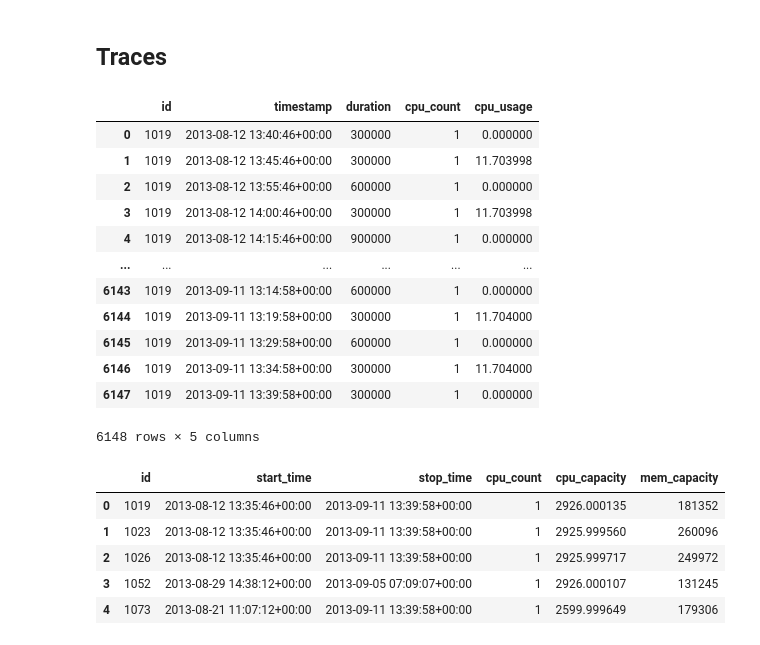
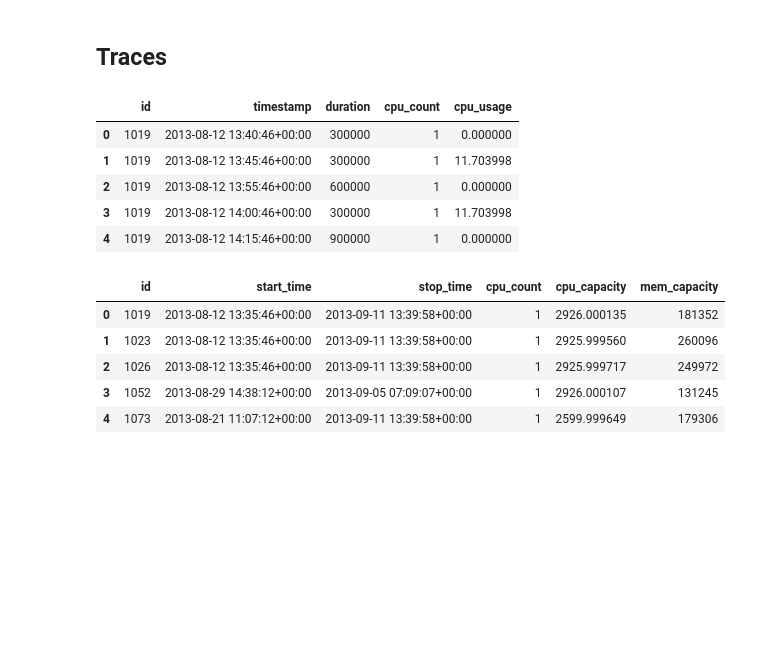
Before and after one commit to DanteNiewenhuis/opendc, a Jupyter notebook: opendc-experiments/opendc-experiments-greenifier/src/main/Python_scripts/OpenDCdemo.ipynb, the cells around one changed output. Drawn from its saved outputs; the diff is of its cells as text; code cells hidden in the pictures; blank space fills up the shorter version.

```diff
--- a/opendc-experiments/opendc-experiments-greenifier/src/main/Python_scripts/OpenDCdemo.ipynb
+++ b/opendc-experiments/opendc-experiments-greenifier/src/main/Python_scripts/OpenDCdemo.ipynb
@@ -29,21 +29,14 @@ Topology name: single
 ## Traces
 # %%
 df_trace = pd.read_parquet(f"{base_folder}/resources/bitbrains-small/trace/trace.parquet")
-df_trace[df_trace["id"] == "1019"]
+df_trace.head()
 # %% [output]
 |  | id | timestamp | duration | cpu_count | cpu_usage |
 | 0 | 1019 | 2013-08-12 13:40:46+00:00 | 300000 | 1 | 0.000000 |
 | 1 | 1019 | 2013-08-12 13:45:46+00:00 | 300000 | 1 | 11.703998 |
 | 2 | 1019 | 2013-08-12 13:55:46+00:00 | 600000 | 1 | 0.000000 |
 | 3 | 1019 | 2013-08-12 14:00:46+00:00 | 300000 | 1 | 11.703998 |
 | 4 | 1019 | 2013-08-12 14:15:46+00:00 | 900000 | 1 | 0.000000 |
-| ... | ... | ... | ... | ... | ... |
-| 6143 | 1019 | 2013-09-11 13:14:58+00:00 | 600000 | 1 | 0.000000 |
-| 6144 | 1019 | 2013-09-11 13:19:58+00:00 | 300000 | 1 | 11.704000 |
-| 6145 | 1019 | 2013-09-11 13:29:58+00:00 | 600000 | 1 | 0.000000 |
-| 6146 | 1019 | 2013-09-11 13:34:58+00:00 | 300000 | 1 | 11.704000 |
-| 6147 | 1019 | 2013-09-11 13:39:58+00:00 | 300000 | 1 | 0.000000 |
-6148 rows × 5 columns
 # %%
 df_meta = pd.read_parquet(f"{base_folder}/resources/bitbrains-small/trace/meta.parquet")
 df_meta.head()
```
Also changed, not shown: parts of 30 cells of this notebook, 4 other files.
